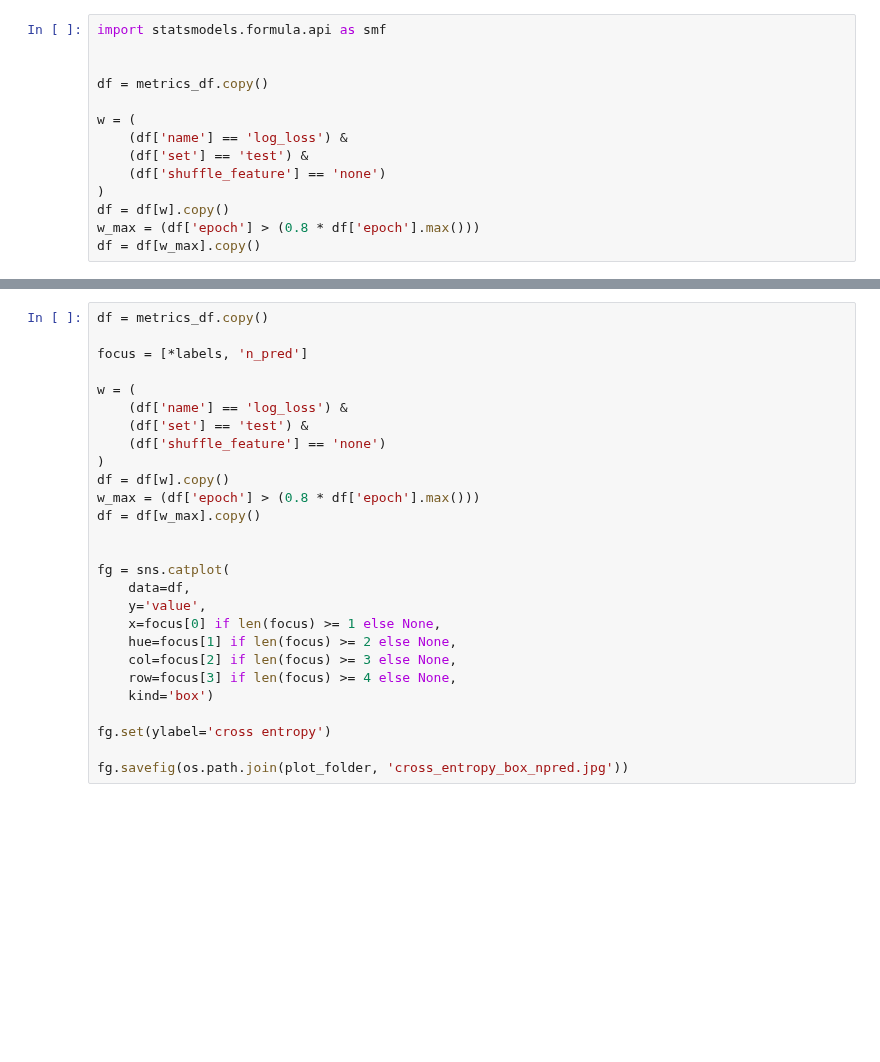
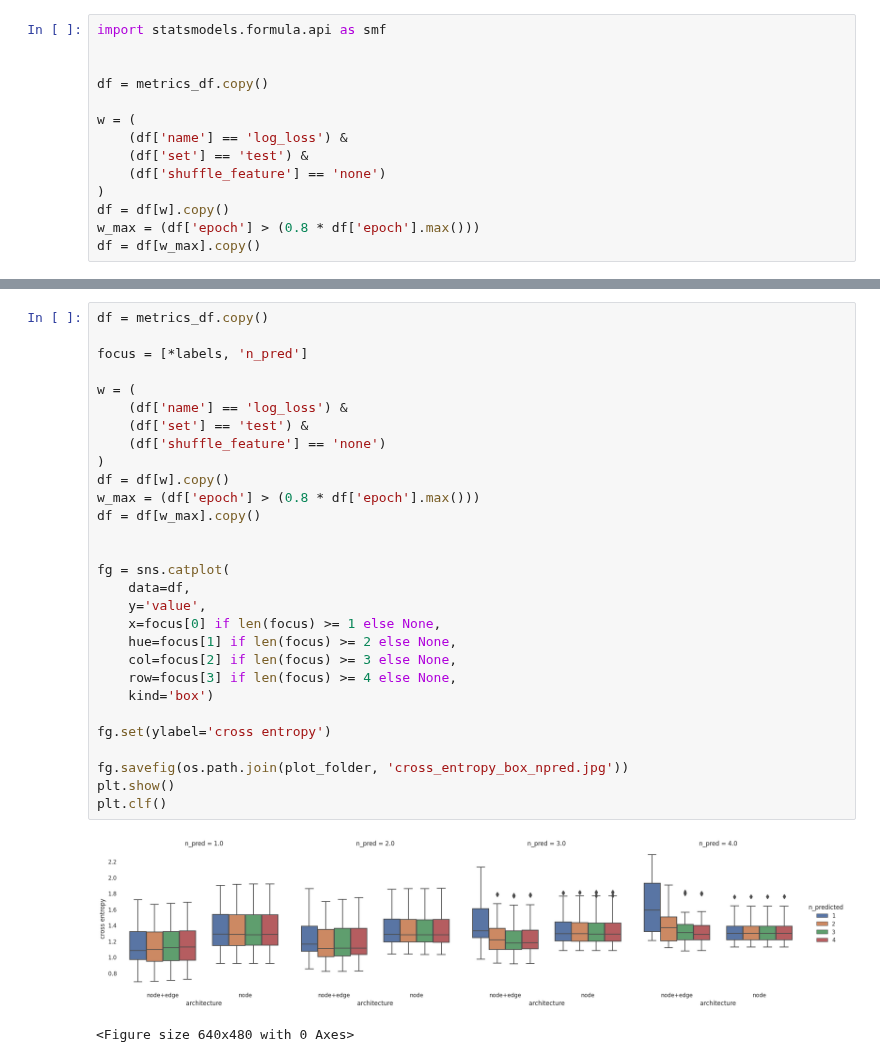
Before and after one commit to center-for-humans-and-machines/algorithmic-institutions, a Jupyter notebook: notebooks/evalutation/predictive_models_autoreg.ipynb, the cells around one changed output, grey strips where cells are left out. Drawn from its saved outputs; the diff is of its cells as text; blank space fills up the shorter version.

```diff
--- a/notebooks/evalutation/predictive_models_autoreg.ipynb
+++ b/notebooks/evalutation/predictive_models_autoreg.ipynb
@@ -162,27 +178,32 @@ fg.savefig(os.path.join(plot_folder, 'cross_entropy_box.jpg'))
 # %%
 df = metrics_df.copy()
 
 focus = [*labels, 'n_pred']
 
 w = (
     (df['name'] == 'log_loss') &
     (df['set'] == 'test') &
     (df['shuffle_feature'] == 'none')
 )
 df = df[w].copy()
 w_max = (df['epoch'] > (0.8 * df['epoch'].max()))
 df = df[w_max].copy()
 
 
 fg = sns.catplot(
     data=df,
     y='value',
     x=focus[0] if len(focus) >= 1 else None,
     hue=focus[1] if len(focus) >= 2 else None,
     col=focus[2] if len(focus) >= 3 else None,
     row=focus[3] if len(focus) >= 4 else None,
     kind='box')
 
 fg.set(ylabel='cross entropy')
 
 fg.savefig(os.path.join(plot_folder, 'cross_entropy_box_npred.jpg'))
+plt.show()
+plt.clf()
+# %% [output]
+[figure, added]
+<Figure size 640x480 with 0 Axes>
```
Also changed, not shown: parts of 12 cells of this notebook, 11 other files.
